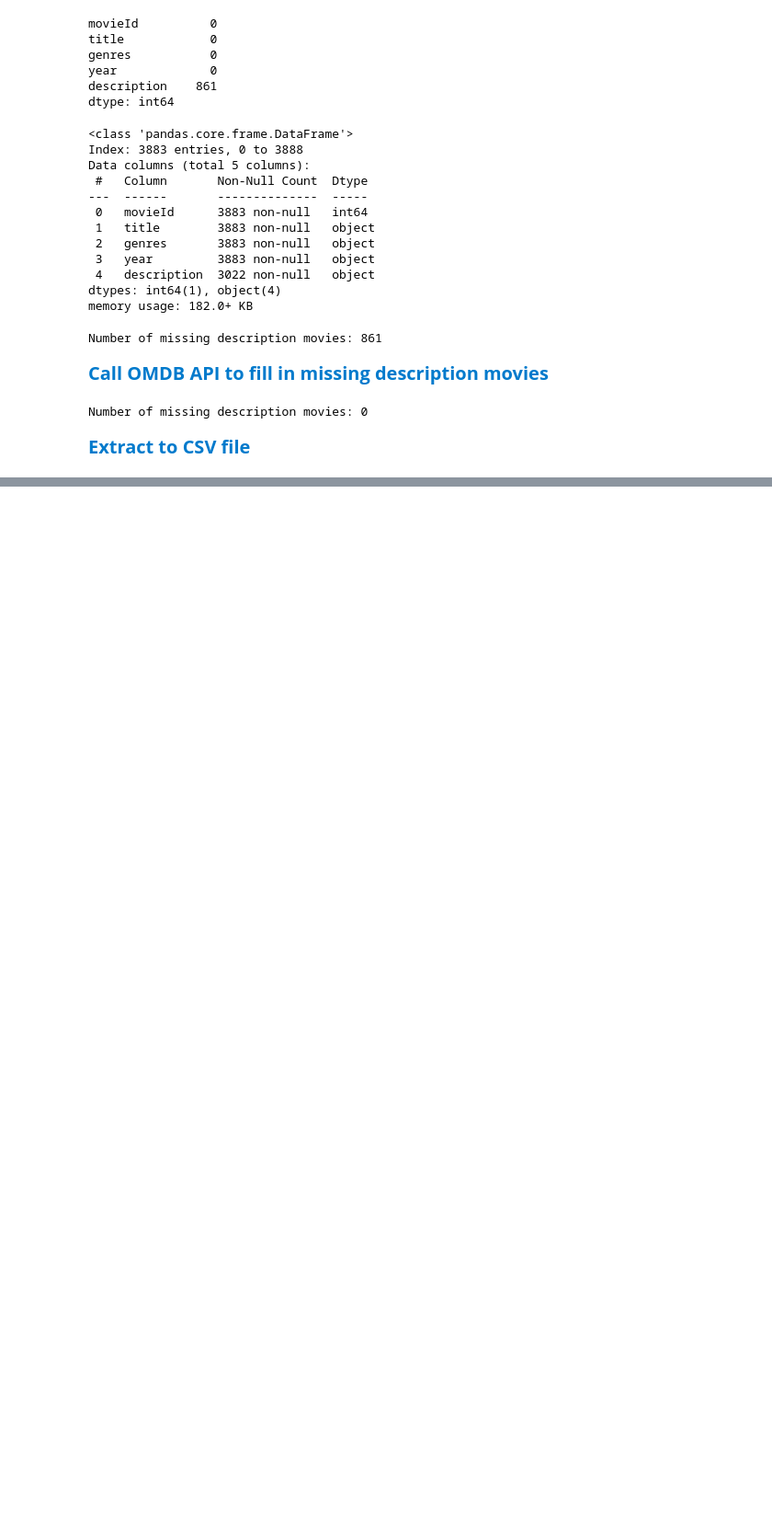
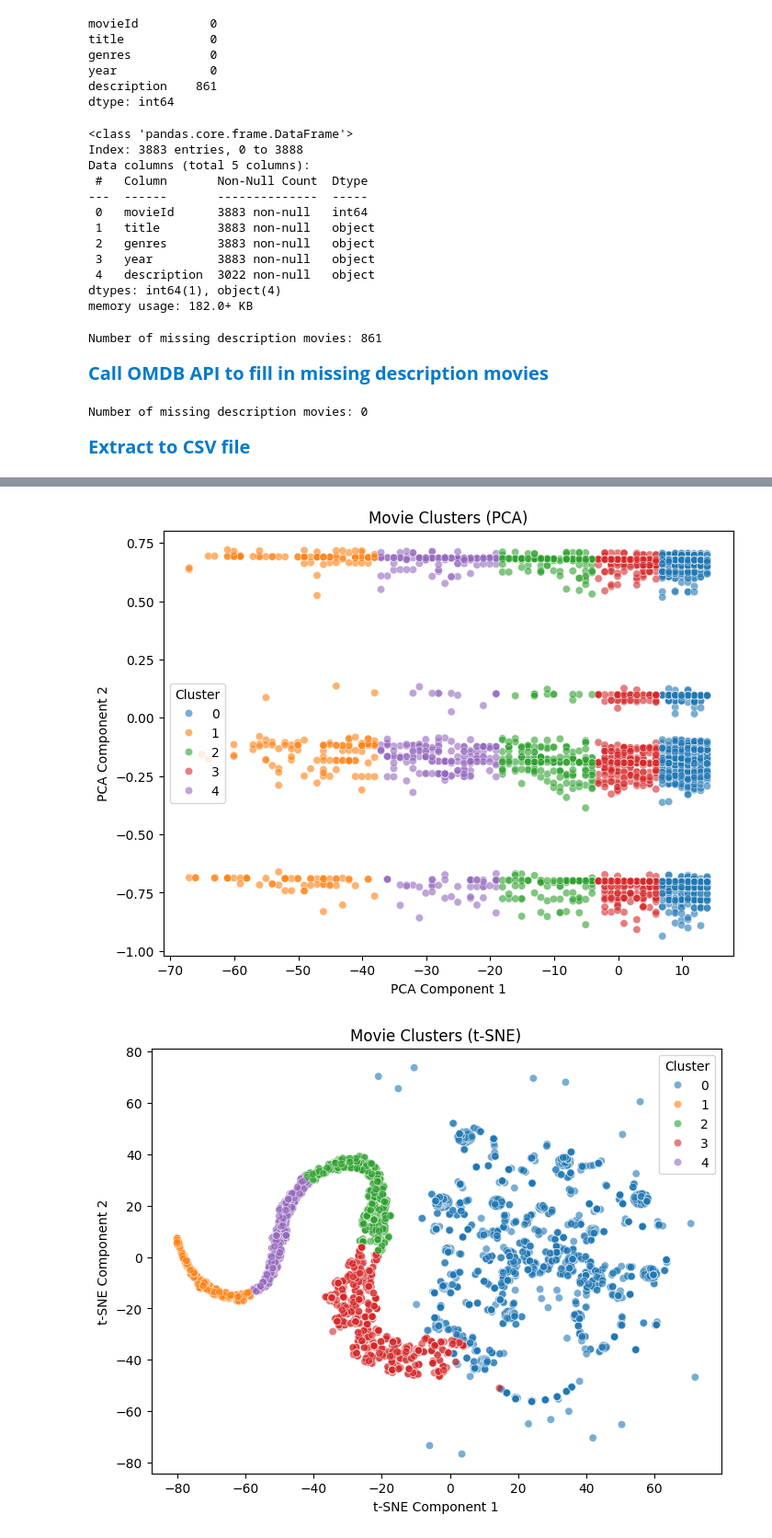
Before and after one commit to Hoang-Doan123/Movie-Recommendation-System-on-MovieLens, a Jupyter notebook: Data_Collecting_and_Cleaning.ipynb, the cells around one changed output, grey strips where cells are left out. Shown at 92% size. Drawn from its saved outputs; the diff is of its cells as text; code cells hidden in the pictures; blank space fills up the shorter version.

```diff
--- a/Data_Collecting_and_Cleaning.ipynb
+++ b/Data_Collecting_and_Cleaning.ipynb
@@ -176,0 +272,6 @@ merged.to_csv('movielens_movies_with_descriptions.csv', index=False, encoding='u
+# %%
+# Correctly define the file path and reload the dataset
+movies_data = pd.read_csv("movielens_movies_with_descriptions.csv")
+
+# Display the first few rows to verify loading
+movies_data.head()
@@ -176,0 +285,49 @@ merged.to_csv('movielens_movies_with_descriptions.csv', index=False, encoding='u
+# %%
+from sklearn.preprocessing import MultiLabelBinarizer
+from sklearn.decomposition import PCA
+from sklearn.manifold import TSNE
+from sklearn.cluster import KMeans
+
+# Convert genre string to list of genres
+movies_data["genres"] = movies_data["genres"].apply(lambda x: x.split("|"))
+
+# One-hot encode genres using MultiLabelBinarizer
+mlb = MultiLabelBinarizer()
+genre_matrix = mlb.fit_transform(movies_data["genres"])
+genre_df = pd.DataFrame(genre_matrix, columns=mlb.classes_)
+
+# Add year as a feature for clustering
+features = pd.concat([genre_df, movies_data["year"]], axis=1)
+
+# Apply PCA to reduce dimensions to 2D
+pca = PCA(n_components=2)
+pca_result = pca.fit_transform(features)
+
+# Apply K-Means clustering
+kmeans = KMeans(n_clusters=5, random_state=42)
+clusters = kmeans.fit_predict(features)
+
+# Scatter plot for PCA visualization
+plt.figure(figsize=(8, 6))
+sns.scatterplot(x=pca_result[:, 0], y=pca_result[:, 1], hue=clusters, palette="tab10", alpha=0.6)
+plt.xlabel("PCA Component 1")
+plt.ylabel("PCA Component 2")
+plt.title("Movie Clusters (PCA)")
+plt.legend(title="Cluster")
+plt.show()
+
+# Apply t-SNE for better separation
+tsne = TSNE(n_components=2, random_state=42, perplexity=30)
+tsne_result = tsne.fit_transform(features)
+
+# Scatter plot for t-SNE visualization
+plt.figure(figsize=(8, 6))
+sns.scatterplot(x=tsne_result[:, 0], y=tsne_result[:, 1], hue=clusters, palette="tab10", alpha=0.6)
+plt.xlabel("t-SNE Component 1")
+plt.ylabel("t-SNE Component 2")
+plt.title("Movie Clusters (t-SNE)")
+plt.legend(title="Cluster")
+plt.show()
+# %% [output]
+[figure, added]
+[figure, added]
```
Also changed, not shown: parts of 9 cells of this notebook.
